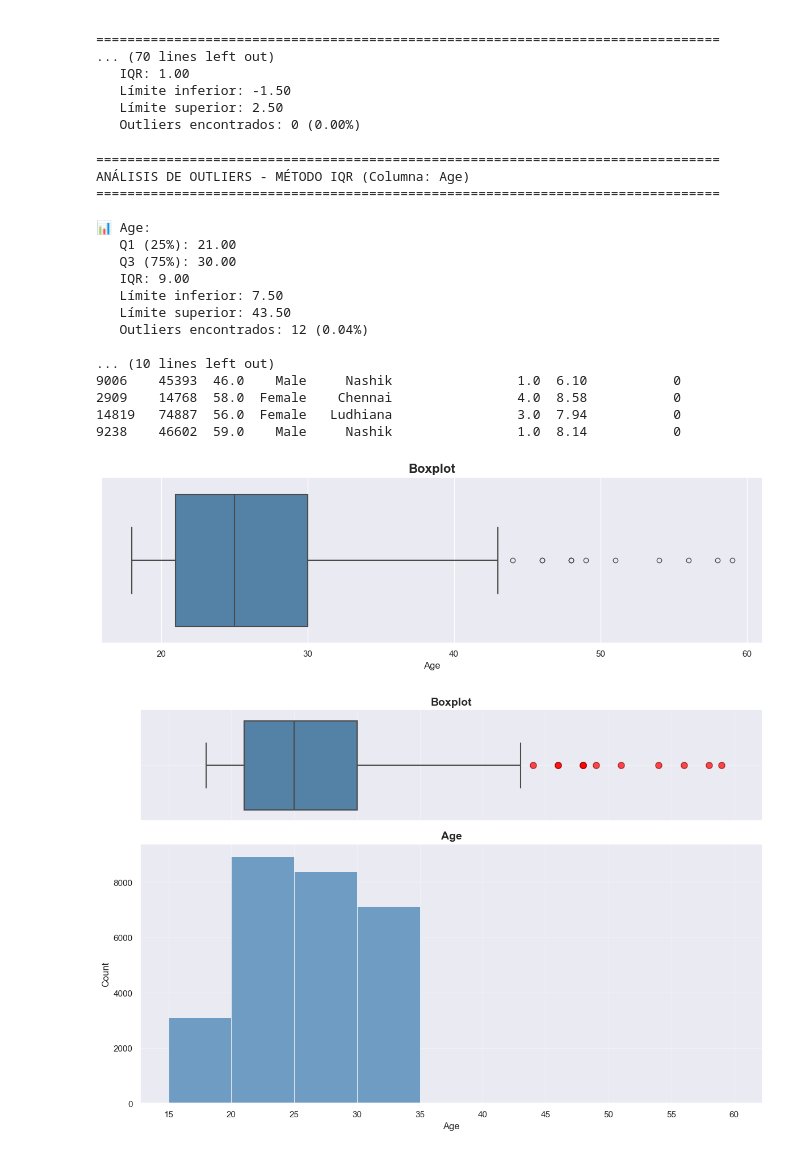
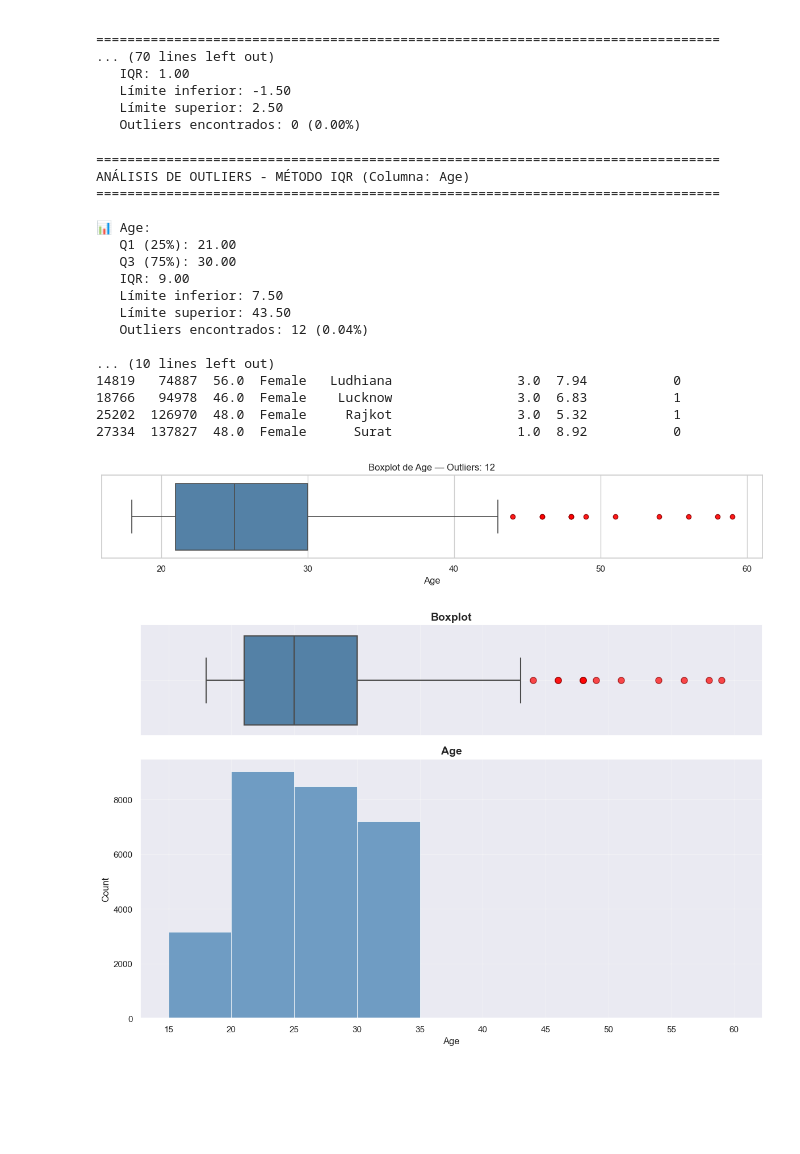
Before and after one commit to AgustinB123/Laboratorio-3, a Jupyter notebook: notebooks/tratar_dataset.ipynb, the cells around one changed output. Drawn from its saved outputs; the diff is of its cells as text; code cells hidden in the pictures; blank space fills up the shorter version.

Commit message:
Actualizar notebook tratar_dataset: detección y visualización de outliers (IQR), histogramas y boxplots mejorados

```diff
--- a/notebooks/tratar_dataset.ipynb
+++ b/notebooks/tratar_dataset.ipynb
@@ -114,14 +114,15 @@ Columnas numéricas detectadas (9):
    Límite superior: 2.50
    Outliers encontrados: 0 (0.00%)
 # %%
-# 5. Analizar outliers solo en la columna 'Age'
+# 5. Analizar outliers solo en la columna 'Age' (usar dataset completo para estadísticas)
 print("\n" + "="*80)
 print("ANÁLISIS DE OUTLIERS - MÉTODO IQR (Columna: Age)")
 print("="*80)
 
 # Analizar solo Age
 col = 'Age'
-resultado = detectar_outliers_iqr(df_sample, col)
+# Usar el dataset completo `df` para obtener percentiles y detectar outliers
+resultado = detectar_outliers_iqr(df, col)
 
 print(f"\n📊 {col}:")
 print(f"   Q1 (25%): {resultado['Q1']:.2f}")
@@ -131,10 +132,10 @@ print(f"   Límite inferior: {resultado['limite_inferior']:.2f}")
 print(f"   Límite superior: {resultado['limite_superior']:.2f}")
 print(f"   Outliers encontrados: {resultado['n_outliers']} ({resultado['porcentaje_outliers']:.2f}%)")
 
-# Mostrar los registros que son outliers
+# Mostrar los registros que son outliers (desde el dataset completo)
 if resultado['n_outliers'] > 0:
     print(f"\n🔍 Registros con outliers en Age:")
-    outliers_df = df_sample[df_sample.index.isin(resultado['outliers_indices'])]
+    outliers_df = df[df.index.isin(resultado['outliers_indices'])]
     print(outliers_df[['id', 'Age', 'Gender', 'City', 'Academic Pressure', 'CGPA', 'Depression']])
 else:
     print(f"\n✅ No se encontraron outliers en Age")
@@ -152,32 +153,42 @@ ANÁLISIS DE OUTLIERS - MÉTODO IQR (Columna: Age)
    Outliers encontrados: 12 (0.04%)
 
 ... (10 lines left out)
-9006    45393  46.0    Male     Nashik                1.0  6.10           0
-2909    14768  58.0  Female    Chennai                4.0  8.58           0
 14819   74887  56.0  Female   Ludhiana                3.0  7.94           0
-9238    46602  59.0    Male     Nashik                1.0  8.14           0
+18766   94978  46.0  Female    Lucknow                3.0  6.83           1
+25202  126970  48.0  Female     Rajkot                3.0  5.32           1
+27334  137827  48.0  Female      Surat                1.0  8.92           0
 # %%
-# 7. Visualización estilo horizontal - Boxplot de Age
+# 7. Visualización simple - Boxplot de Age con outliers resaltados
 
-# Configurar estilo seaborn
-sns.set(style="darkgrid")
+# Asegurar que 'Age' es numérica y sin NaNs
+age_series = pd.to_numeric(df['Age'], errors='coerce').dropna().astype(float)
 
-# Crear figura
-plt.figure(figsize=(12, 4))
+# Calcular IQR y límites (para información opcional)
+Q1 = age_series.quantile(0.25)
+Q3 = age_series.quantile(0.75)
+IQR = Q3 - Q1
+limite_inferior = Q1 - 1.5 * IQR
+limite_superior = Q3 + 1.5 * IQR
+num_outliers = ((age_series < limite_inferior) | (age_series > limite_superior)).sum()
 
-# Crear boxplot HORIZONTAL con seaborn
-sns.boxplot(data=df_sample, x='Age', orient='h', color='steelblue', linewidth=1.5)
+# Estilo mínimo
+sns.set(style="whitegrid")
 
-# Personalizar
-plt.title('Boxplot', fontsize=16, fontweight='bold')
-plt.xlabel('Age', fontsize=12)
-plt.ylabel('')
+fig, ax = plt.subplots(figsize=(12, 2.5))
 
-# Ajustar layout
+# Mostrar boxplot horizontal con outliers en rojo
+flierprops = dict(marker='o', markerfacecolor='red', markeredgecolor='darkred', markersize=6, alpha=0.9)
+sns.boxplot(x=age_series, orient='h', color='steelblue', linewidth=1.2, flierprops=flierprops, whis=1.5, ax=ax)
+
+# Personalización sencilla
+ax.set_yticks([])
+ax.set_xlabel('Age')
+ax.set_title(f'Boxplot de Age — Outliers: {num_outliers}', fontsize=12)
+
 plt.tight_layout()
 plt.show()
 # %% [output]
-[figure, old version]
+[figure, new version]
 # %%
 # 8. Función para crear boxplot + histograma (CON ESCALA DE 5 EN 5)
 def plot_boxplot_and_hist(data, variable):
```
Also changed, not shown: parts of 7 cells of this notebook, 2 other files.
